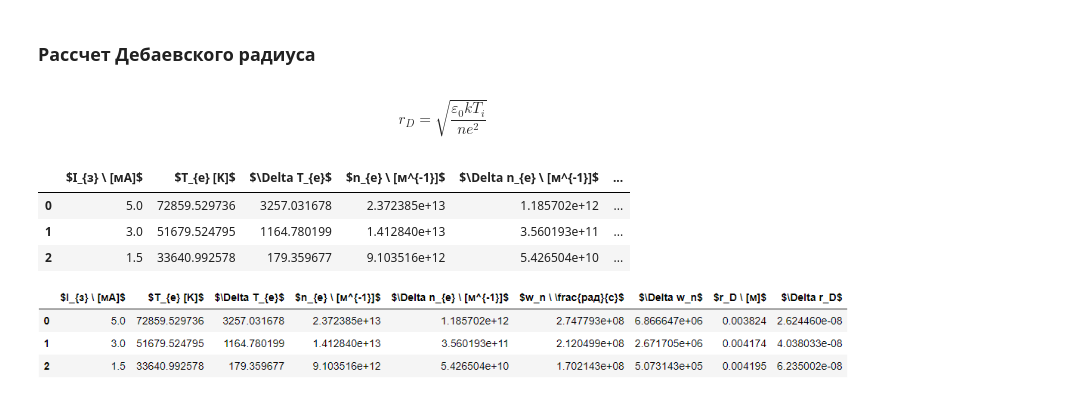
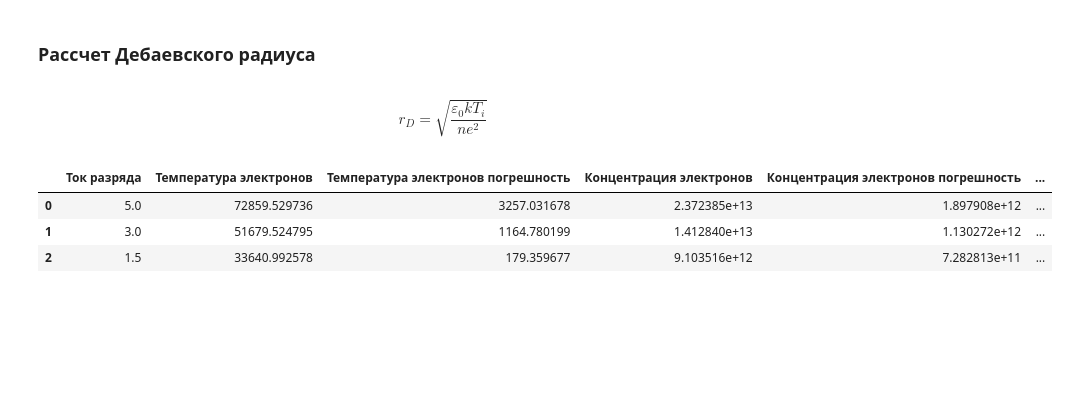
Before and after one commit to ShmakovVladimir/Labs, a Jupyter notebook: Электричество и Магнетизм/Плазма/main.ipynb, the cells around one changed output. Saved outputs shown, nothing was run; the diff lists cells and outputs as text; code cells hidden in the pictures; blank space fills up the shorter version.

```diff
--- a/Электричество и Магнетизм/Плазма/main.ipynb
+++ b/Электричество и Магнетизм/Плазма/main.ipynb
@@ -273,9 +273,9 @@ Te:
 # %%
 result_data = pd.DataFrame(
     {
-        r"$I_{з} \ [мА]$": I,
-        r"$T_{e} [K]$": const.e*kMultTe_n/const.k,
-        r"$\Delta T_{e}$ ":const.e*kMultTeError_n/const.k
+        "Ток разряда": I,
+        "Температура электронов": const.e*kMultTe_n/const.k,
+        "Температура электронов погрешность":const.e*kMultTeError_n/const.k
     }
 )
 result_data
@@ -295,9 +295,10 @@ mi_n = 22*1.66*np.power(0.1,24)*np.power(0.1,3)
 d_n,l_n = 0.2*np.power(0.1,3),5.2*np.power(0.1,3)
 S_n = np.pi*d_n*l_n
 ne_n = np.abs(Ii_n*np.sqrt(mi_n)/(0.4*np.sqrt(2*kMultTe_n)*S_n*const.e))
-neError_n = np.sqrt(np.power(ne_n*IiError_n/Ii_n,2)+
-                    np.power(ne_n*kMultTeError_n/(2*kMultTe_n),2))
-result_data[r"$n_{e} \ [м^{-1}]$"] = ne_n
-result_data[r"$\Delta n_{e} \ [м^{-1}]$"] = neError_n
-result_data
+# neError_n = np.sqrt(np.power(ne_n*IiError_n/Ii_n,2)+
+#                     np.power(ne_n*kMultTeError_n/(2*kMultTe_n),2))
+neError_n = 0.08*ne_n
+result_data["Концентрация электронов"] = ne_n #м-3 10^6 - иначе переполнение
+result_data["Концентрация электронов погрешность"] = neError_n
+ne_n
 # %% [output]
@@ -335,8 +333,8 @@ plt.show()
 # %% [markdown]
 ### Рассчет частоты колебаний электронов
 # %%
-w_n = np.sqrt(ne_n*np.power(const.e,2)/(const.epsilon_0*const.electron_mass))
+# w_n = np.sqrt(ne_n*np.power(const.e,2)/(const.epsilon_0*const.electron_mass))
+w_n = np.sqrt(0.033*ne_n*np.power(10,5))
 wError_n = neError_n*w_n/(2*ne_n)
-result_data[r"$w_n \ \frac{рад}{с}$"] = w_n
-result_data[r"$\Delta w_n$"] = wError_n
-result_data
+result_data["Угловая скорость"] = w_n
+result_data["Угловая скорость погрешность"] = wError_n
@@ -352,19 +345,13 @@ $$
 r_D=\sqrt{\frac{\varepsilon_0 k T_i}{n e^2}}
 $$
 # %%
-rD_n = np.sqrt(const.epsilon_0*const.k*Te_n/(ne_n*np.power(const.e,2)))
-rDError_n = rD_n/(2*Te_n)
-result_data[r"$r_D \ [м]$"] = rD_n
-result_data[r"$\Delta r_D$"] = rDError_n
+rD_n = np.sqrt(const.epsilon_0*const.k*300/(ne_n*np.power(const.e,2)))
+rDError_n = 1.5*neError_n*rD_n/(2*ne_n)
+result_data["Радиус Дебая"] = rD_n
+result_data["Радиус Дебая погрешность"] = rDError_n
 result_data
 # %% [output]
-|  | $I_{з} \ [мА]$ | $T_{e} [K]$ | $\Delta T_{e}$ | $n_{e} \ [м^{-1}]$ | $\Delta n_{e} \ [м^{-1}]$ | ... |
-| 0 | 5.0 | 72859.529736 | 3257.031678 | 2.372385e+13 | 1.185702e+12 | ... |
-| 1 | 3.0 | 51679.524795 | 1164.780199 | 1.412840e+13 | 3.560193e+11 | ... |
-| 2 | 1.5 | 33640.992578 | 179.359677 | 9.103516e+12 | 5.426504e+10 | ... |
+|  | Ток разряда | Температура электронов | Температура электронов погрешность | Концентрация электронов | Концентрация электронов погрешность | ... |
+| 0 | 5.0 | 72859.529736 | 3257.031678 | 2.372385e+13 | 1.897908e+12 | ... |
+| 1 | 3.0 | 51679.524795 | 1164.780199 | 1.412840e+13 | 1.130272e+12 | ... |
+| 2 | 1.5 | 33640.992578 | 179.359677 | 9.103516e+12 | 7.282813e+11 | ... |
-# %%
-dfi.export(result_data,"result.png")
-from IPython import display
-display.Image("result.png")
-# %% [output]
-[figure, removed]
```
Also changed, not shown: parts of 8 cells of this notebook, 4 other files.
